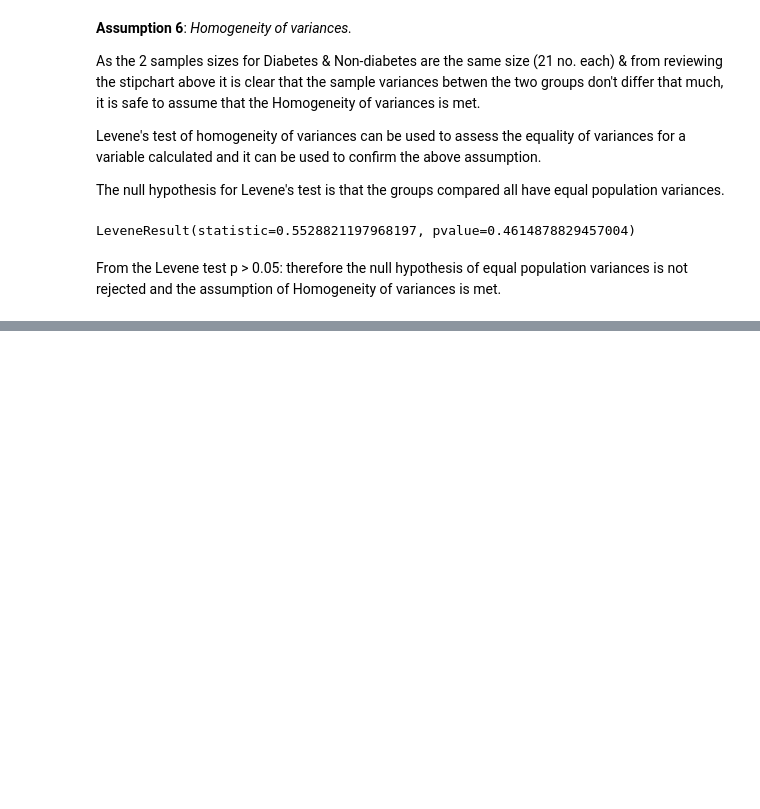
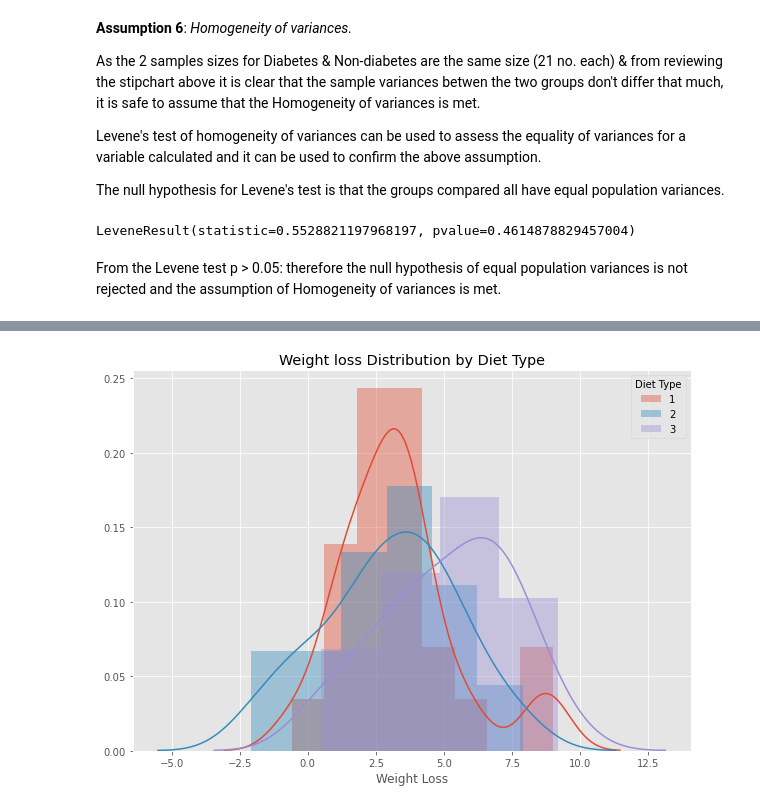
Before and after one commit to PaulSweeney89/ML-S_2021, a Jupyter notebook: scipy-stats.ipynb, the cells around one changed output, grey strips where cells are left out. Drawn from its saved outputs; the diff is of its cells as text; code cells hidden in the pictures; blank space fills up the shorter version.

```diff
--- a/scipy-stats.ipynb
+++ b/scipy-stats.ipynb
@@ -316,0 +409,8 @@ T-tests & ANOVA will provide the same results where only two samples are under c
+# %%
+df_1.groupby("Diet")["weightloss"].apply(lambda x: sns.distplot(x, label=x.name))
+plt.legend(title="Diet Type")
+plt.xlabel("Weight Loss")
+plt.title("Weight loss Distribution by Diet Type")
+plt.show()
+# %% [output]
+[figure, added]
```
Also changed, not shown: parts of 39 cells of this notebook, 2 other files.
